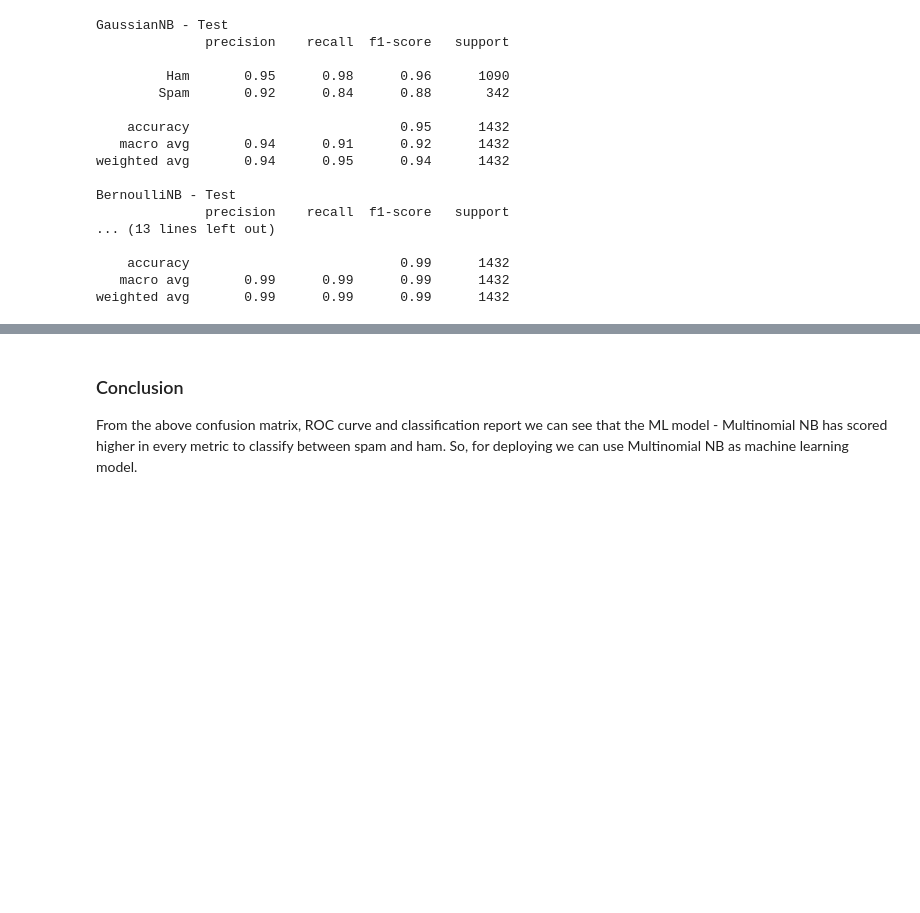
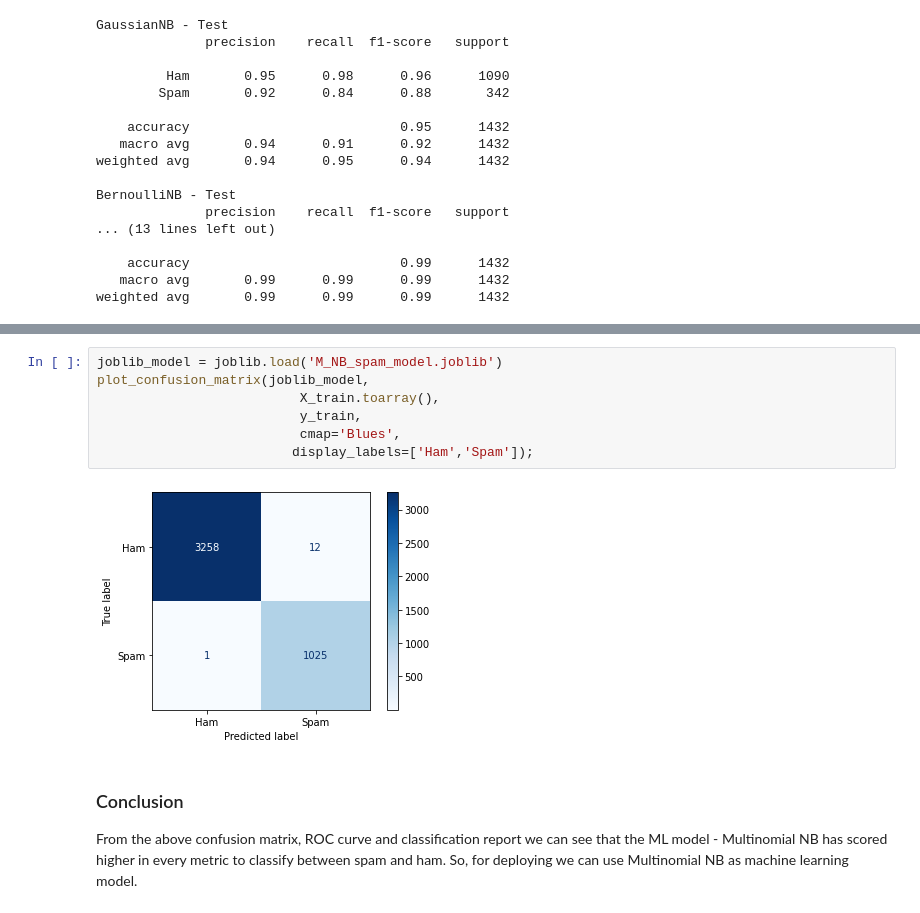
Before and after one commit to ashwinjohn3/Spam-Classifier, a Jupyter notebook: spam_classifier.ipynb, the cells around one changed output, grey strips where cells are left out. Cells and saved outputs as stored; diff of their text form; blank space fills up the shorter version.

```diff
--- a/spam_classifier.ipynb
+++ b/spam_classifier.ipynb
@@ -273,3 +207,12 @@ weighted avg       0.99      0.99      0.99      1432
+# %%
+joblib_model = joblib.load('M_NB_spam_model.joblib')
+plot_confusion_matrix(joblib_model,
+                          X_train.toarray(),
+                          y_train,
+                          cmap='Blues',
+                         display_labels=['Ham','Spam']);
+# %% [output]
+[figure, added]
 # %% [markdown]
 ### Conclusion <br>
 From the above confusion matrix, ROC curve and classification report we can see that the ML model - Multinomial NB has scored higher in every metric to classify between spam and ham. So, for deploying we can use Multinomial NB as machine learning model.
```
Also changed, not shown: parts of 13 cells of this notebook, 6 other files.
